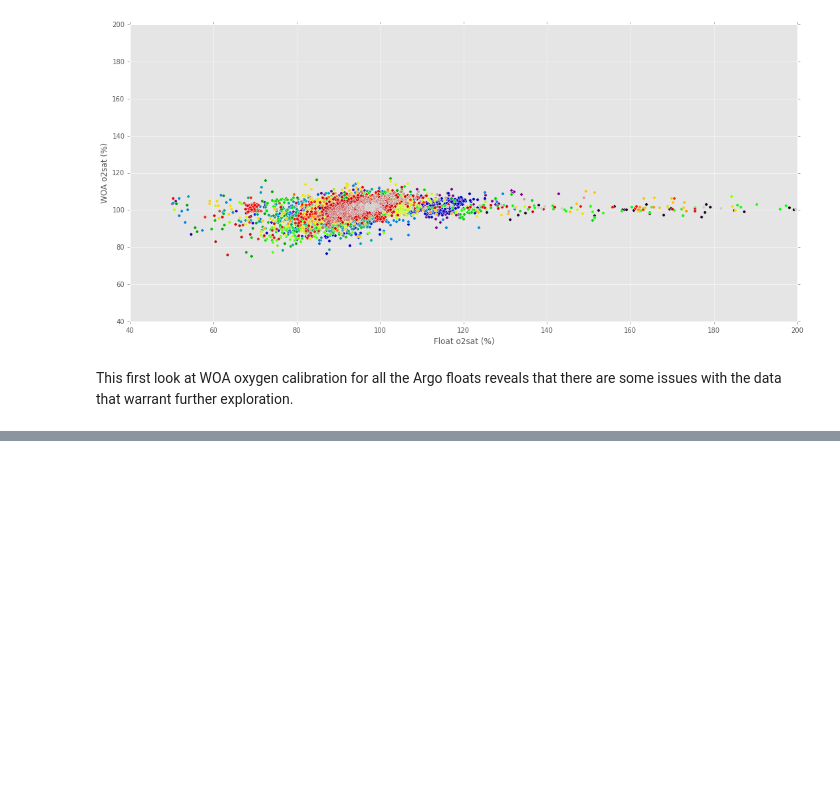
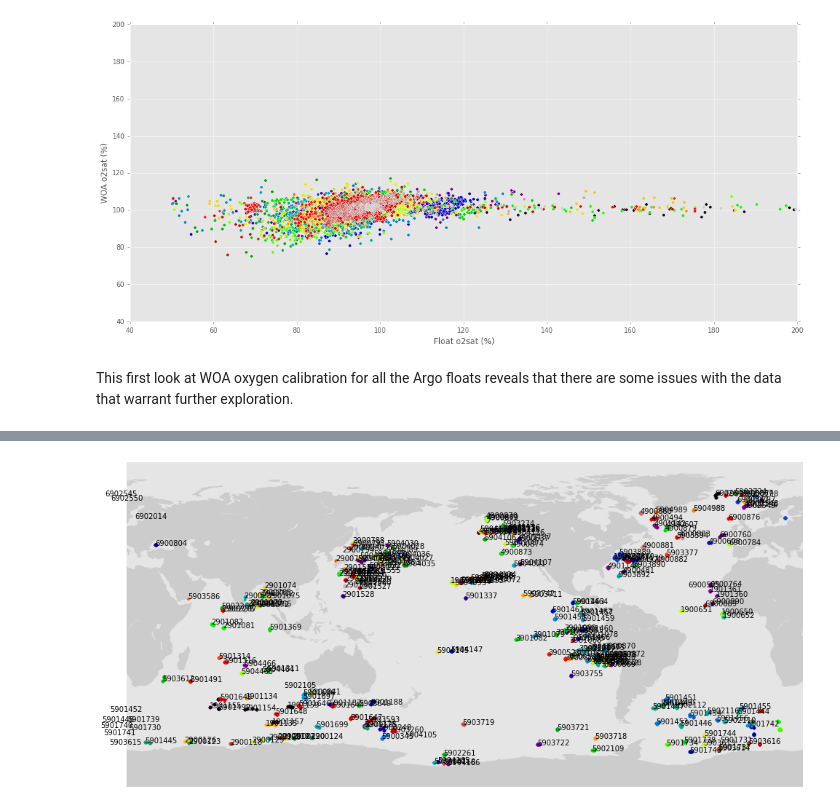
Before and after one commit to biofloat/biofloat, a Jupyter notebook: notebooks/calibrate_all_oxygen_floats.ipynb, the cells around one changed output, grey strips where cells are left out. Cells and saved outputs as stored; diff of their text form; code cells hidden in the pictures; blank space fills up the shorter version.

Commit message:
Add map of all the O2 floats calibrated

```diff
--- a/notebooks/calibrate_all_oxygen_floats.ipynb
+++ b/notebooks/calibrate_all_oxygen_floats.ipynb
@@ -143,0 +156,4 @@ This first look at WOA oxygen calibration for all the Argo floats reveals that t
+# %%
+%%time
+ad.set_verbosity(0)
+df1 = ad.get_float_dataframe(wmo_list, update_cache=False, max_profiles=4)
@@ -143,0 +163,22 @@ This first look at WOA oxygen calibration for all the Argo floats reveals that t
+# %%
+from mpl_toolkits.basemap import Basemap
+m = Basemap(llcrnrlon=15, llcrnrlat=-90, urcrnrlon=390, urcrnrlat=90, projection='cyl')
+m.fillcontinents(color='0.8')
+df1m = df1.groupby(level=['wmo','lon','lat']).mean()
+for wmo, c in zip(wmo_list, colors):
+    try:
+        lons = df1m.xs(wmo, level='wmo').index.get_level_values('lon')
+        lats = df1m.xs(wmo, level='wmo').index.get_level_values('lat')
+        try:
+            m.scatter(lons, lats, latlon=True, color=c)
+        except IndexError:
+            # Some floats have too few points
+            pass
+        lon, lat = lons[0], lats[0]
+        if lon < 0:
+            lon += 360
+        plt.text(lon, lat, wmo)
+    except KeyError:
+        pass
+# %% [output]
+[figure, added]
```
Also changed, not shown: parts of 3 cells of this notebook.
